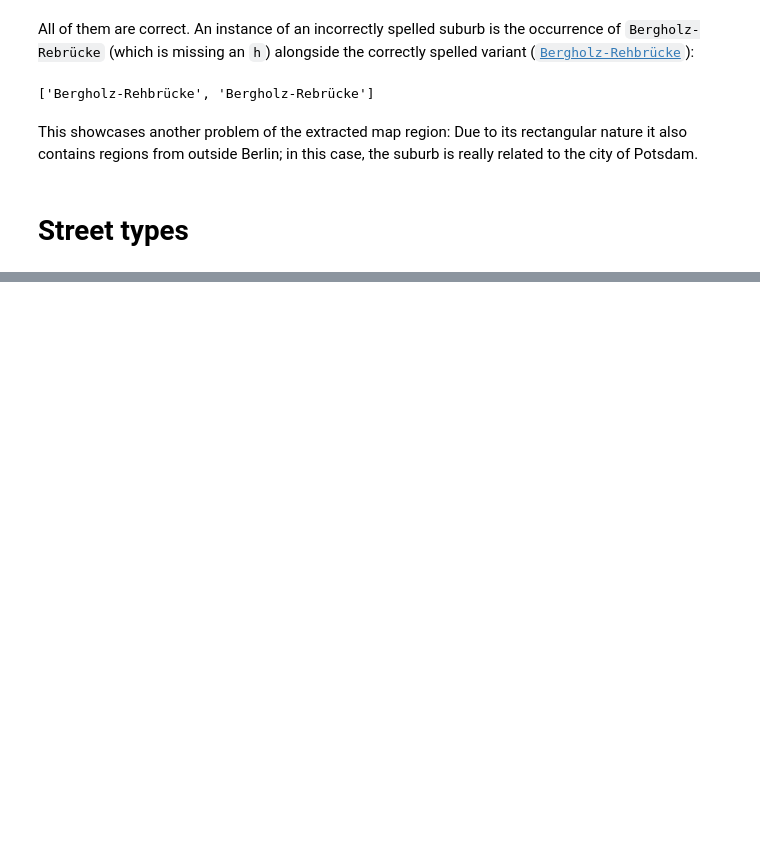
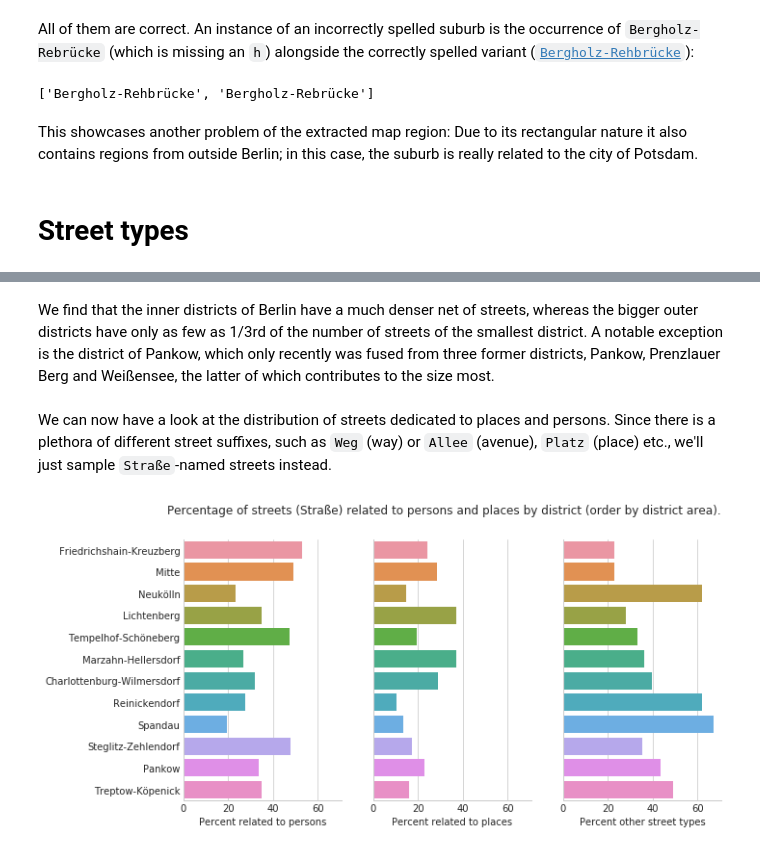
Before and after one commit to sunsided/osm-berlin, a Jupyter notebook: project.ipynb, the cells around one changed output, grey strips where cells are left out. Cells and saved outputs as stored; diff of their text form; code cells hidden in the pictures; blank space fills up the shorter version.

```diff
--- a/project.ipynb
+++ b/project.ipynb
@@ -323,0 +314,8 @@ list(berlin.aggregate([
+# %% [markdown]
+We find that the inner districts of Berlin have a much denser net of streets, whereas the bigger outer districts have only as few as 1/3rd of the number of streets of the smallest district. A notable exception is the district of Pankow, which only recently was fused from three former districts, Pankow, Prenzlauer Berg and Weißensee, the latter of which contributes to the size most.
+# %% [markdown]
+We can now have a look at the distribution of streets dedicated to places and persons. Since there is a plethora of different street suffixes, such as `Weg` (way) or `Allee` (avenue), `Platz` (place) etc., we'll just sample `Straße`-named streets instead.
+# %%
+plot_street_counts_by_type(streets, areas)
+# %% [output]
+[figure, added]
```
Also changed, not shown: parts of 34 cells of this notebook, 6 other files.
